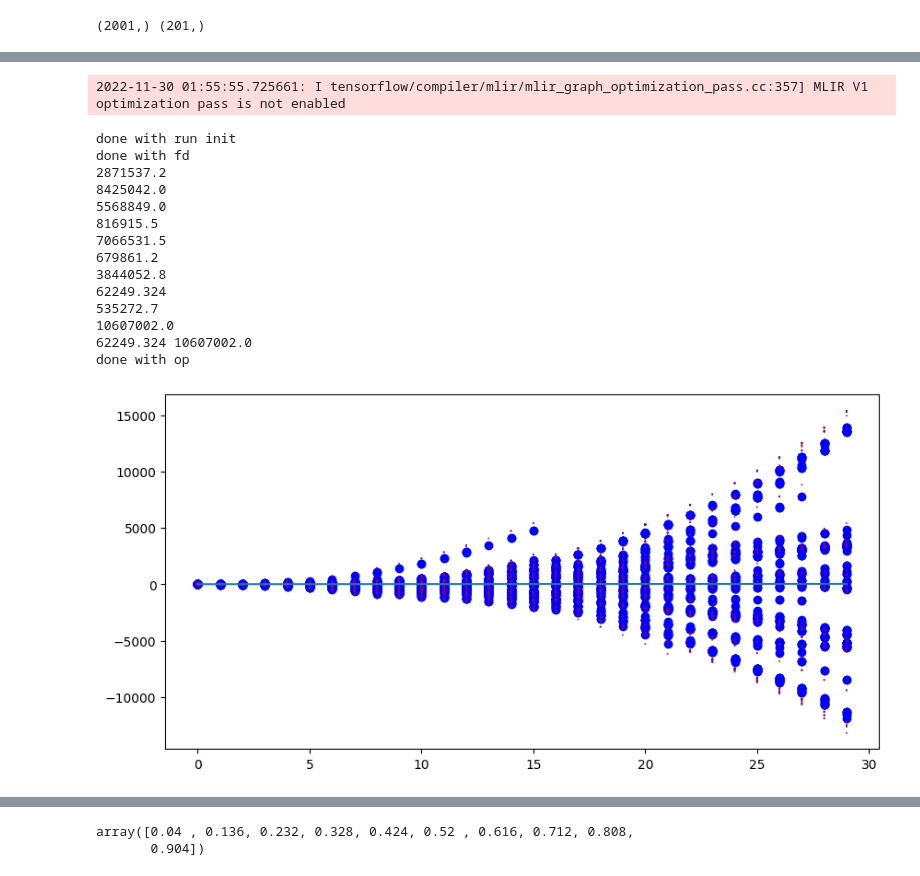
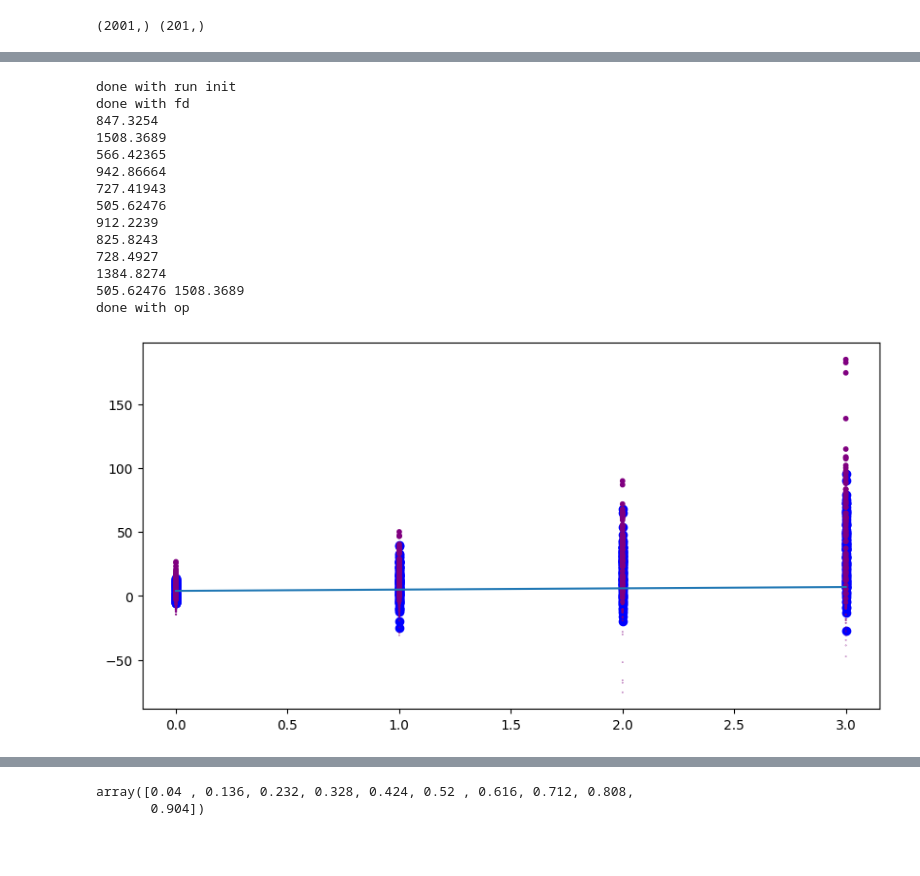
Before and after one commit to michaelsprintson/pfnet, a Jupyter notebook: rnn.ipynb, the cells around one changed output, grey strips where cells are left out. Drawn from its saved outputs; the diff is of its cells as text; code cells hidden in the pictures; blank space fills up the shorter version.

Commit message:
new resampler

```diff
--- a/rnn.ipynb
+++ b/rnn.ipynb
@@ -42,7 +42,7 @@ X_batches = x_data.reshape(-1, n_windows, n_input)
 y_batches = y_data.reshape(-1, n_windows, n_input)
 # %%
 params = {"l2scale":4e-6,
-        "alpha_resample_ratio":0.2,
+        "alpha_resample_ratio":0.9,
         "transition_std":[10,10,10],
         "time_step":1.0,
         "decayrate":0.5,
@@ -75,7 +75,7 @@ last_window_points = np.array([x_data[i-lag_len:i] if i>=lag_len else np.concate
 from cust_rnn import PFNET
 # %%
 batches_to_include = 1
-points_to_include = 30
+points_to_include = 5
 fl = [X_batches[:batches_to_include,:points_to_include], particle_states_inits[:batches_to_include], particle_weights_inits[:batches_to_include], last_window_points[:batches_to_include,:points_to_include], y_batches[:batches_to_include, :points_to_include]]
 # %%
 [i.shape for i in fl]
@@ -118,21 +109,20 @@ with tf.compat.v1.Session() as sess:
     print(loss_min, loss_max)
     print("done with op") #4
 # %% [output]
-2022-11-30 01:55:55.725661: I tensorflow/compiler/mlir/mlir_graph_optimization_pass.cc:357] MLIR V1 optimization pass is not enabled
+done with run init
+done with fd
+847.3254
+1508.3689
+566.42365
+942.86664
+727.41943
+505.62476
+912.2239
+825.8243
+728.4927
+1384.8274
+505.62476 1508.3689
+done with op
-done with run init
-done with fd
-2871537.2
-8425042.0
-5568849.0
-816915.5
-7066531.5
-679861.2
-3844052.8
-62249.324
-535272.7
-10607002.0
-62249.324 10607002.0
-done with op
 # %%
 from ref_pf import ref_pf
 import copy
@@ -141,24 +131,24 @@ pos_func = lambda x: x[:,0] + (x[:,1] * params['time_step']) + (0.5 * x[:,2] * p
 # %%
 # iter_idx = 0
 # test_states = o[0][0][iter_idx]
 # test_weights = o[1][0][iter_idx]
 # test_states.shape, test_weights.shape
 batch_idx = 0
-points_to_plot = 30
+points_to_plot = 4
 # for o in [o_min, o_max]:
 pre_trans_states = o_min[0][batch_idx]
 pre_trans_weights = o_min[1][batch_idx]
 post_trans_states = o_min[2][batch_idx]
 post_trans_weights = o_min[3][batch_idx]
 fig, ax = plt.subplots(1,1, figsize = (10,5))
 x = np.array([0]*len(particle_states_inits[0]))
 # ax.scatter(x-0.1,particle_states_inits[0,:,0], c = 'b')
 for idx in range(points_to_plot):
     ax.scatter(x+idx,pre_trans_states[idx][:,0], c = 'b')
     # ax.scatter(x+0.1,pos_func(particle_states_inits[0]), c = 'b')
-    ax.scatter(x+idx,pos_func(pre_trans_states[idx]), c = 'purple', s = pre_trans_weights[idx]*1000)
+    ax.scatter(x+idx,pos_func(pre_trans_states[idx]), c = 'purple', s = pre_trans_weights[idx]*10)
     # ax.scatter(x+1,post_trans_states[:,0], c = 'b')
 ax.plot(X_batches[batch_idx,:points_to_plot])
 plt.show()
 # %% [output]
-[figure, old version]
+[figure, new version]
```
Also changed, not shown: parts of 6 cells of this notebook, 2 other files.
